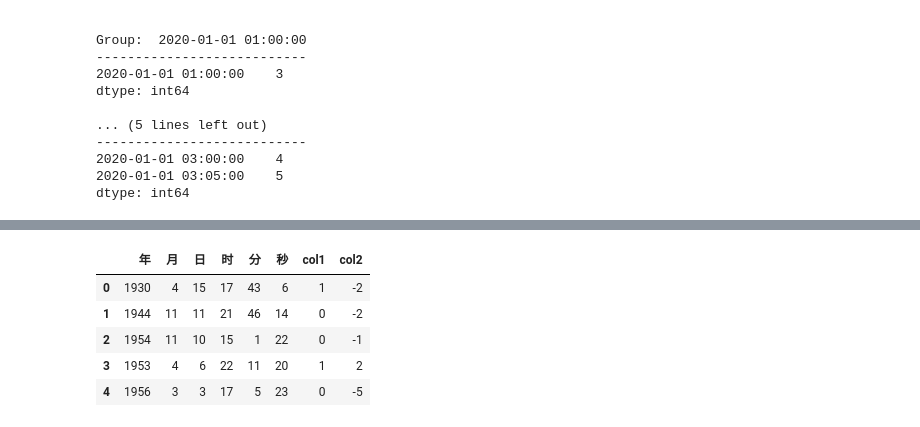
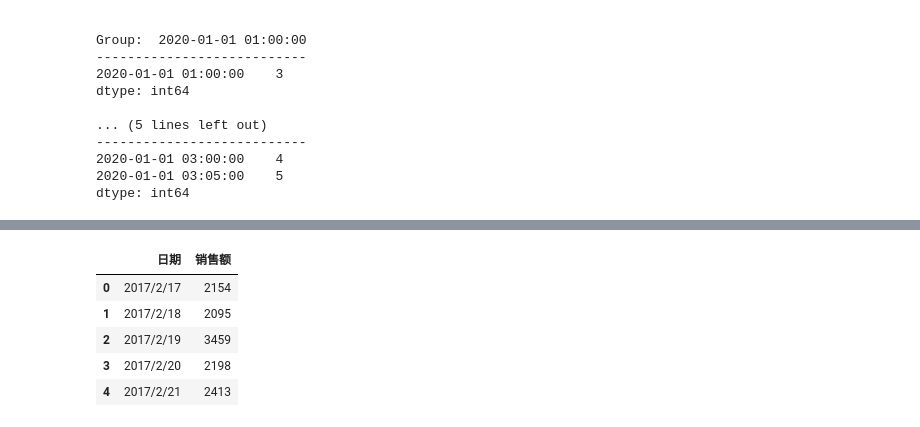
Before and after one commit to datawhalechina/joyful-pandas, a Jupyter notebook: 第9章 时序数据.ipynb, the cells around one changed output, grey strips where cells are left out. Saved outputs shown, nothing was run; the diff lists cells and outputs as text; code cells hidden in the pictures.

```diff
--- a/第9章 时序数据.ipynb
+++ b/第9章 时序数据.ipynb
@@ -442,9 +612,9 @@ dtype: int64
 # %%
-pd.read_csv('data/Time_series_one.csv').head()
+pd.read_csv('data/time_series_one.csv').head()
 # %% [output]
-|  | 年 | 月 | 日 | 时 | 分 | 秒 | col1 | col2 |
-| 0 | 1930 | 4 | 15 | 17 | 43 | 6 | 1 | -2 |
-| 1 | 1944 | 11 | 11 | 21 | 46 | 14 | 0 | -2 |
-| 2 | 1954 | 11 | 10 | 15 | 1 | 22 | 0 | -1 |
-| 3 | 1953 | 4 | 6 | 22 | 11 | 20 | 1 | 2 |
-| 4 | 1956 | 3 | 3 | 17 | 5 | 23 | 0 | -5 |
+|  | 日期 | 销售额 |
+| 0 | 2017/2/17 | 2154 |
+| 1 | 2017/2/18 | 2095 |
+| 2 | 2017/2/19 | 3459 |
+| 3 | 2017/2/20 | 2198 |
+| 4 | 2017/2/21 | 2413 |
```
Also changed, not shown: parts of 50 cells of this notebook, 9 other files.
